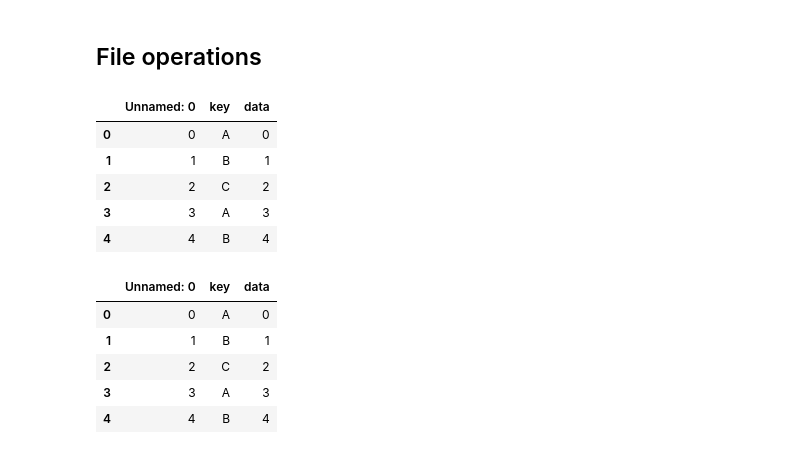
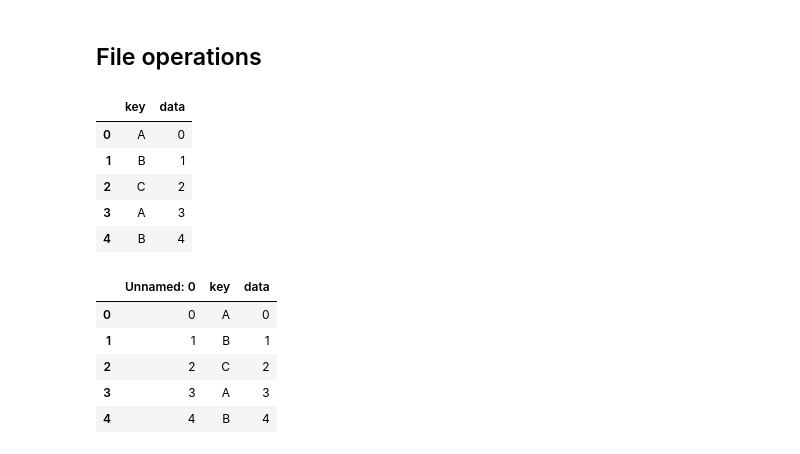
Before and after one commit to CaptSolo/LU_BigData_2020, a Jupyter notebook: Pandas/Python Pandas Tutorial.ipynb, the cells around one changed output. Drawn from its saved outputs; the diff is of its cells as text; code cells hidden in the pictures.

```diff
--- a/Pandas/Python Pandas Tutorial.ipynb
+++ b/Pandas/Python Pandas Tutorial.ipynb
@@ -1393,15 +1394,15 @@ df.to_csv("testing.csv")
 # %%
 # Reading from csv
 # %%
-new_df = pd.read_csv("testing.csv")
+new_df = pd.read_csv("testing.csv", index_col=0)
 new_df.head()
 # %% [output]
-|  | Unnamed: 0 | key | data |
-| 0 | 0 | A | 0 |
-| 1 | 1 | B | 1 |
-| 2 | 2 | C | 2 |
-| 3 | 3 | A | 3 |
-| 4 | 4 | B | 4 |
+|  | key | data |
+| 0 | A | 0 |
+| 1 | B | 1 |
+| 2 | C | 2 |
+| 3 | A | 3 |
+| 4 | B | 4 |
 # %%
 # Excel
 # %%
```
Also changed, not shown: parts of 4 cells of this notebook.
